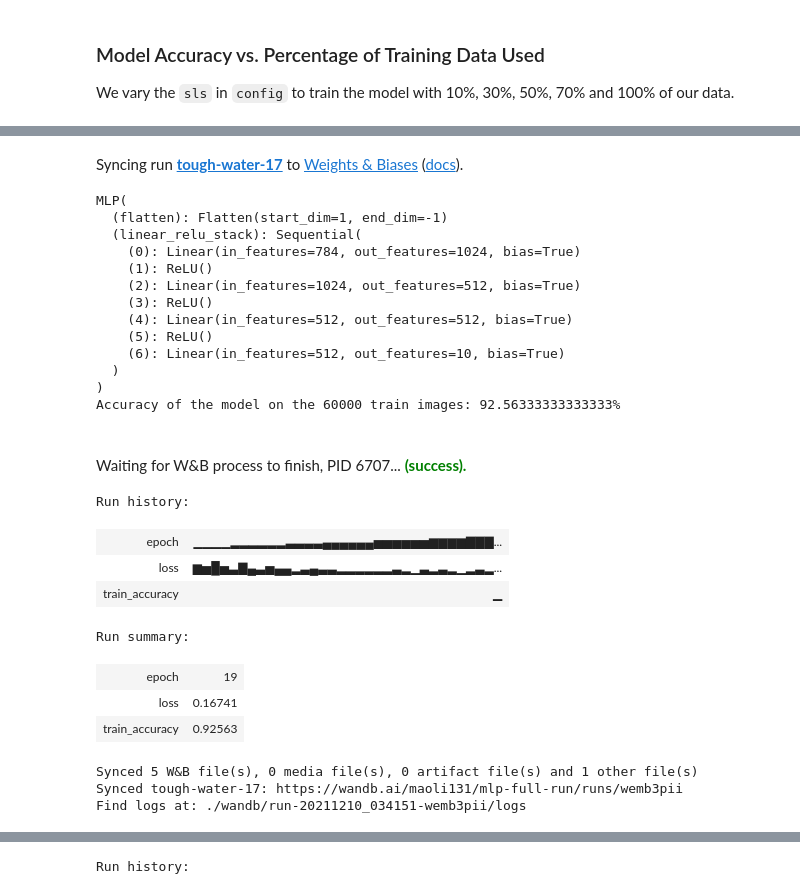
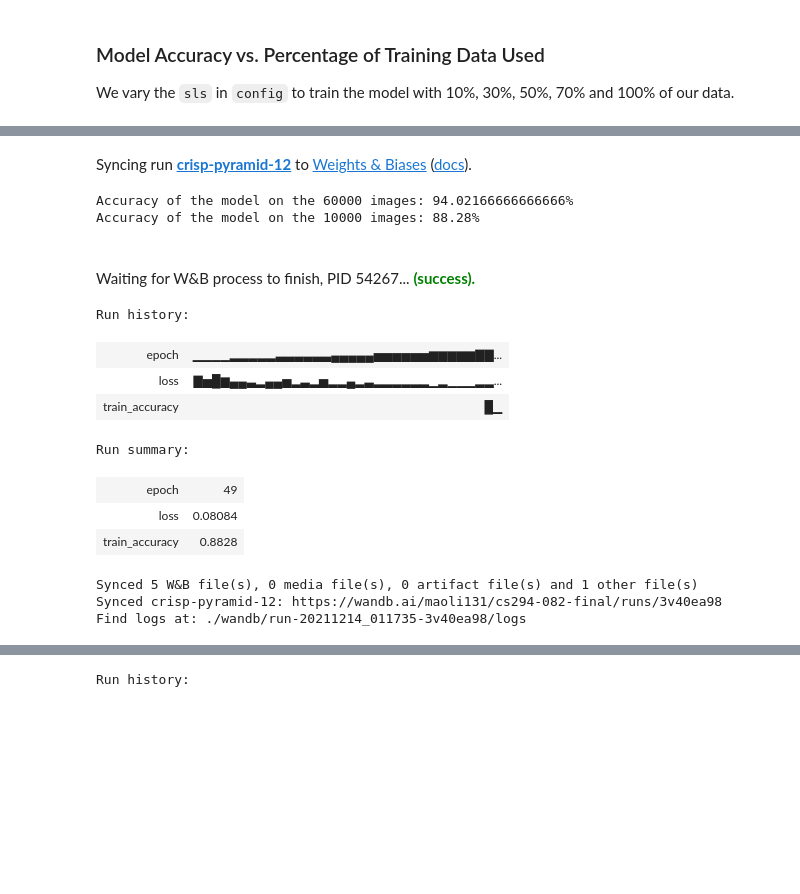
Before and after one commit to maoli131/experimental-design, a Jupyter notebook: MLP-FashionMNIST.ipynb, the cells around one changed output, grey strips where cells are left out. Drawn from its saved outputs; the diff is of its cells as text; code cells hidden in the pictures; blank space fills up the shorter version.

Commit message:
Added: a complete pipeline for training model with different epoch, percentage of data and model MEC, with full results and visuals

```diff
--- a/MLP-FashionMNIST.ipynb
+++ b/MLP-FashionMNIST.ipynb
@@ -201,9 +187,10 @@ in our model, we use the `wandb.config` copy of your object.
 # %%
 def make(config):
     # Make the data, TODO: both data are training 6000 data
-    train, test = get_data(train=True, sls = config.sls), get_data(train=True, sls= config.sls)
+    train, test = get_data(train=True, sls = config.sls), get_data(train=False, sls= config.sls)
     train_loader = make_loader(train, batch_size=config.batch_size)
-    test_loader = make_loader(test, batch_size=config.batch_size)
+    test_loader_train = make_loader(train, batch_size=config.batch_size)
+    test_loader_test = make_loader(test, batch_size=config.batch_size)
 
     # Make the model
     model = MLP(config.kernels, config.classes).to(device)
@@ -213,7 +200,7 @@ def make(config):
     optimizer = torch.optim.Adam(
         model.parameters(), lr=config.learning_rate)
 
-    return model, train_loader, test_loader, criterion, optimizer
+    return model, train_loader, test_loader_train, test_loader_test, criterion, optimizer
 # %% [markdown]
 ### Pipeline
 
@@ -265,16 +253,20 @@ config = dict(
 
 # Build, train and analyze the model with the pipeline
 portions = [0.1, 0.3, 0.5, 0.7, 1]
-acc_list = []
+train_acc_list = []
+test_acc_list = []
 for sls in portions:
     config['sls'] = sls
-    model, train_acc = model_pipeline(config)
-    acc_list.append(train_acc)
+    model, tr_acc, te_acc = model_pipeline(config)
+    train_acc_list.append(tr_acc)
+    test_acc_list.append(te_acc)
 
 # Visualize the results
 plt.title("Accuracy vs. % Training Data Used")
 plt.xlabel("% Training Data Used")
 plt.ylabel("Accuracy")
-sns.scatterplot(x=portions, y=acc_list)
-sns.lineplot(x=portions, y=acc_list);
+sns.scatterplot(x=portions, y=train_acc_list)
+sns.lineplot(x=portions, y=train_acc_list, label="train accuracy")
+sns.scatterplot(x=portions, y=test_acc_list)
+sns.lineplot(x=portions, y=test_acc_list, label="test accuracy");
 # %% [output]
@@ -337,62 +363,57 @@ def compute_mec(kernel, in_features=784):
 # %%
 # configurations
 config = dict(
-    epochs=20,
+    epochs=50,
     classes=10,
     kernels=[256, 128, 128],
     batch_size=64,
     learning_rate=0.001,
     sls = 1,
     dataset="Fashion-MNIST",
     architecture="MLP"
 )
 
 # Build, train and analyze the model with the pipeline
 k_list = [
-    [1024, 512, 512],
-    [512, 256, 256],
     [256, 128, 128],
     [128, 64, 64],
     [64, 32, 32],
-    [32, 16, 16]
+    [32, 16, 16],
+    [16, 8, 8],
+    [8, 4, 4],
+    [4, 4, 2]
 ]
 mec_list = [compute_mec(k) for k in k_list] # computes mec for each model
-acc_list = []
+train_acc_list = []
+test_acc_list = []
 for k in k_list:
     config['kernels'] = k
-    model, train_acc = model_pipeline(config)
-    acc_list.append(train_acc)
+    model, tr_acc, te_acc = model_pipeline(config)
+    train_acc_list.append(tr_acc)
+    test_acc_list.append(te_acc)
 
 # Visualize the results
 plt.title("Accuracy vs. Model MEC")
 plt.xlabel("Model MEC")
 plt.ylabel("Accuracy")
-sns.scatterplot(x=mec_list, y=acc_list)
-sns.lineplot(x=mec_list, y=acc_list);
+sns.scatterplot(x=mec_list, y=train_acc_list)
+sns.lineplot(x=mec_list, y=train_acc_list, label="train accuracy")
+sns.scatterplot(x=mec_list, y=test_acc_list)
+sns.lineplot(x=mec_list, y=test_acc_list, label="test accuracy");
+plt.xlim(max(mec_list) + 10000, 0); # invert the x-axis
 # %% [output]
-Syncing run tough-water-17 to Weights & Biases (docs).
+Syncing run crisp-pyramid-12 to Weights & Biases (docs).
-MLP(
-  (flatten): Flatten(start_dim=1, end_dim=-1)
-  (linear_relu_stack): Sequential(
-    (0): Linear(in_features=784, out_features=1024, bias=True)
-    (1): ReLU()
-    (2): Linear(in_features=1024, out_features=512, bias=True)
-    (3): ReLU()
-    (4): Linear(in_features=512, out_features=512, bias=True)
-    (5): ReLU()
-    (6): Linear(in_features=512, out_features=10, bias=True)
-  )
-)
-Accuracy of the model on the 60000 train images: 92.56333333333333%
+Accuracy of the model on the 60000 images: 94.02166666666666%
+Accuracy of the model on the 10000 images: 88.28%
-Waiting for W&B process to finish, PID 6707... (success).
+Waiting for W&B process to finish, PID 54267... (success).
 Run history:
-| epoch | ▁▁▁▁▂▂▂▂▂▂▃▃▃▃▄▄▄▄▄▄▅▅▅▅▅▅▆▆▆▆▇▇▇... |
-| loss | ▆▅█▅▃▇▄▃▅▄▄▂▃▄▃▃▂▂▂▂▂▂▃▂▁▃▂▃▂▁▂▃▂... |
-| train_accuracy | ▁ |
+| epoch | ▁▁▁▁▂▂▂▂▂▃▃▃▃▃▃▄▄▄▄▄▅▅▅▅▅▅▆▆▆▆▆▇▇... |
+| loss | ▇▅█▆▄▄▃▂▄▄▅▂▃▂▅▂▂▄▂▃▂▂▂▂▂▂▁▂▁▁▁▂▂... |
+| train_accuracy | █▁ |
 Run summary:
-| epoch | 19 |
-| loss | 0.16741 |
-| train_accuracy | 0.92563 |
+| epoch | 49 |
+| loss | 0.08084 |
+| train_accuracy | 0.8828 |
 Synced 5 W&B file(s), 0 media file(s), 0 artifact file(s) and 1 other file(s)
-Synced tough-water-17: https://wandb.ai/maoli131/mlp-full-run/runs/wemb3pii
-Find logs at: ./wandb/run-20211210_034151-wemb3pii/logs
+Synced crisp-pyramid-12: https://wandb.ai/maoli131/cs294-082-final/runs/3v40ea98
+Find logs at: ./wandb/run-20211214_011735-3v40ea98/logs
```
Also changed, not shown: parts of 12 cells of this notebook, 2 other files.
